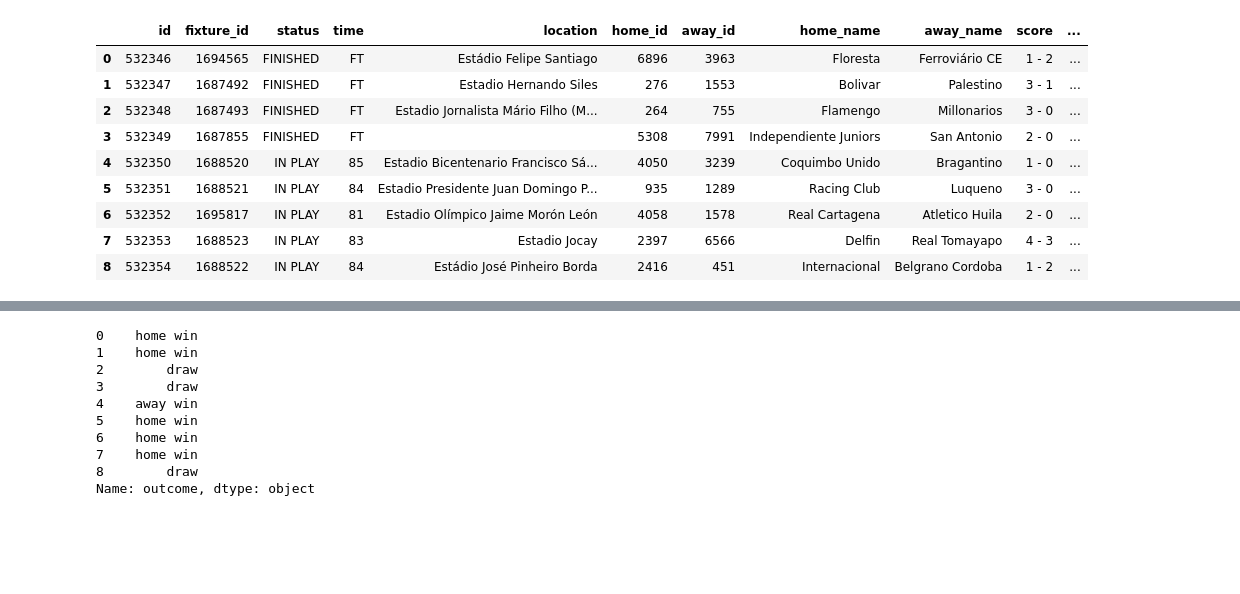
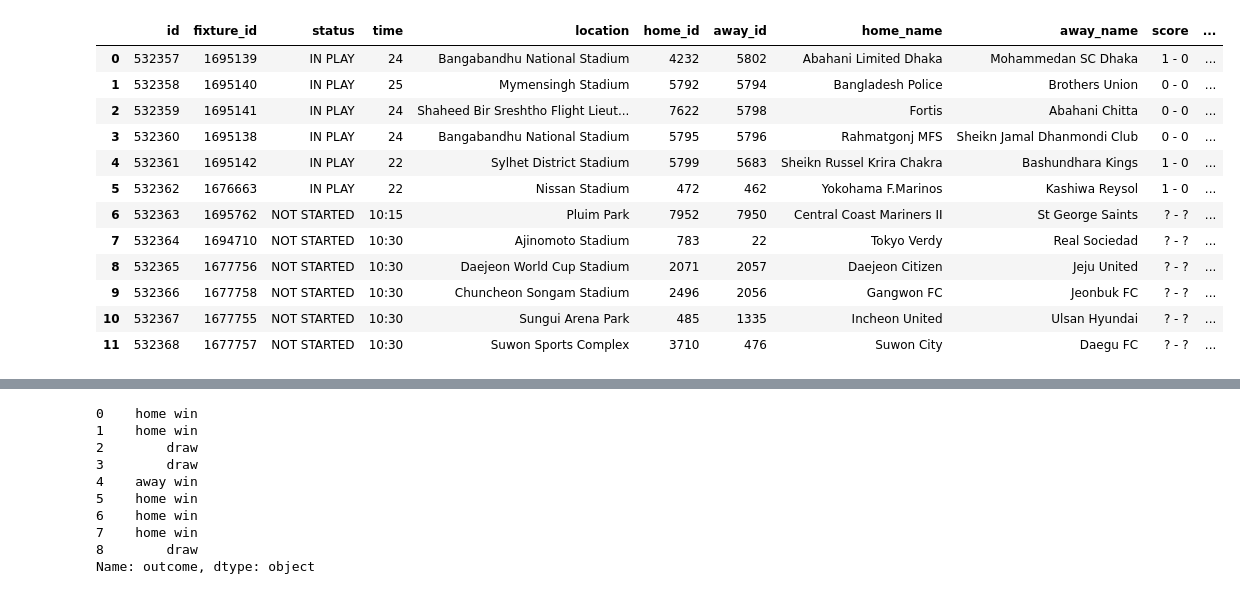
Before and after one commit to hoanghelloworld/match_football_prediction, a Jupyter notebook: dangdienra/dudoan.ipynb, the cells around one changed output, grey strips where cells are left out. Saved outputs shown, nothing was run; the diff lists cells and outputs as text; code cells hidden in the pictures; blank space fills up the shorter version.

```diff
--- a/dangdienra/dudoan.ipynb
+++ b/dangdienra/dudoan.ipynb
@@ -4,7 +4,7 @@ import json
 import pandas as pd
 import numpy as np
 # Make the request to the API
-req = urllib.request.Request('https://livescore-api.com/api-client/matches/live.json?&key=h5v5oR8HzTPeQ41G&secret=3I0FK43hPoL81itjoZoMRxuqqjEgoGXr')
+req = urllib.request.Request('https://livescore-api.com/api-client/matches/live.json?&key=EK1eku7elS97TWeu&secret=Mftt1BgcE8KJzGLdqMsLhz0CsaKl6YPT')
 response = urllib.request.urlopen(req)
 # Read the response and convert it from JSON to a Python dictionary
 data = json.loads(response.read())
@@ -46,42 +46,45 @@ row_data = []
 
 for index, row in dframe.iterrows():
     team1_id = row['home_id']
     team2_id = row['away_id']
 
     # Fetch data from the API
     df = fetch_head2head_data(team1_id, team2_id)
 
     # Extract and normalize the data
     team1_overall_form = df['data'].iloc[0]
     team1_h2h_form = df['data'].iloc[0]
     team2_overall_form = df['data'].iloc[1]
     team2_h2h_form = df['data'].iloc[1]
 
     # Normalize the data
     team1_overall_form = pd.json_normalize(team1_overall_form)
     team1_h2h_form = pd.json_normalize(team1_h2h_form)
     team2_overall_form = pd.json_normalize(team2_overall_form)
     team2_h2h_form = pd.json_normalize(team2_h2h_form)
 
     # Update the original DataFrame
     dframe.at[index, 'team1.overall_form'] = team1_overall_form['overall_form'].iloc[0]
     dframe.at[index, 'team1.h2h_form'] = team1_h2h_form['h2h_form'].iloc[0]
     dframe.at[index, 'team2.overall_form'] = team2_overall_form['overall_form'].iloc[0]
     dframe.at[index, 'team2.h2h_form'] = team2_h2h_form['h2h_form'].iloc[0]
 
 # Display the updated DataFrame
 dframe
 # %% [output]
 |  | id | fixture_id | status | time | location | home_id | away_id | home_name | away_name | score | ... |
-| 0 | 532346 | 1694565 | FINISHED | FT | Estádio Felipe Santiago | 6896 | 3963 | Floresta | Ferroviário CE | 1 - 2 | ... |
-| 1 | 532347 | 1687492 | FINISHED | FT | Estadio Hernando Siles | 276 | 1553 | Bolivar | Palestino | 3 - 1 | ... |
-| 2 | 532348 | 1687493 | FINISHED | FT | Estadio Jornalista Mário Filho (M... | 264 | 755 | Flamengo | Millonarios | 3 - 0 | ... |
-| 3 | 532349 | 1687855 | FINISHED | FT |  | 5308 | 7991 | Independiente Juniors | San Antonio | 2 - 0 | ... |
-| 4 | 532350 | 1688520 | IN PLAY | 85 | Estadio Bicentenario Francisco Sá... | 4050 | 3239 | Coquimbo Unido | Bragantino | 1 - 0 | ... |
-| 5 | 532351 | 1688521 | IN PLAY | 84 | Estadio Presidente Juan Domingo P... | 935 | 1289 | Racing Club | Luqueno | 3 - 0 | ... |
-| 6 | 532352 | 1695817 | IN PLAY | 81 | Estadio Olímpico Jaime Morón León | 4058 | 1578 | Real Cartagena | Atletico Huila | 2 - 0 | ... |
-| 7 | 532353 | 1688523 | IN PLAY | 83 | Estadio Jocay | 2397 | 6566 | Delfin | Real Tomayapo | 4 - 3 | ... |
-| 8 | 532354 | 1688522 | IN PLAY | 84 | Estádio José Pinheiro Borda | 2416 | 451 | Internacional | Belgrano Cordoba | 1 - 2 | ... |
+| 0 | 532357 | 1695139 | IN PLAY | 24 | Bangabandhu National Stadium | 4232 | 5802 | Abahani Limited Dhaka | Mohammedan SC Dhaka | 1 - 0 | ... |
+| 1 | 532358 | 1695140 | IN PLAY | 25 | Mymensingh Stadium | 5792 | 5794 | Bangladesh Police | Brothers Union | 0 - 0 | ... |
+| 2 | 532359 | 1695141 | IN PLAY | 24 | Shaheed Bir Sreshtho Flight Lieut... | 7622 | 5798 | Fortis | Abahani Chitta | 0 - 0 | ... |
+| 3 | 532360 | 1695138 | IN PLAY | 24 | Bangabandhu National Stadium | 5795 | 5796 | Rahmatgonj MFS | Sheikn Jamal Dhanmondi Club | 0 - 0 | ... |
+| 4 | 532361 | 1695142 | IN PLAY | 22 | Sylhet District Stadium | 5799 | 5683 | Sheikn Russel Krira Chakra | Bashundhara Kings | 1 - 0 | ... |
+| 5 | 532362 | 1676663 | IN PLAY | 22 | Nissan Stadium | 472 | 462 | Yokohama F.Marinos | Kashiwa Reysol | 1 - 0 | ... |
+| 6 | 532363 | 1695762 | NOT STARTED | 10:15 | Pluim Park | 7952 | 7950 | Central Coast Mariners II | St George Saints | ? - ? | ... |
+| 7 | 532364 | 1694710 | NOT STARTED | 10:30 | Ajinomoto Stadium | 783 | 22 | Tokyo Verdy | Real Sociedad | ? - ? | ... |
+| 8 | 532365 | 1677756 | NOT STARTED | 10:30 | Daejeon World Cup Stadium | 2071 | 2057 | Daejeon Citizen | Jeju United | ? - ? | ... |
+| 9 | 532366 | 1677758 | NOT STARTED | 10:30 | Chuncheon Songam Stadium | 2496 | 2056 | Gangwon FC | Jeonbuk FC | ? - ? | ... |
+| 10 | 532367 | 1677755 | NOT STARTED | 10:30 | Sungui Arena Park | 485 | 1335 | Incheon United | Ulsan Hyundai | ? - ? | ... |
+| 11 | 532368 | 1677757 | NOT STARTED | 10:30 | Suwon Sports Complex | 3710 | 476 | Suwon City | Daegu FC | ? - ? | ... |
 # %%
 import urllib.request
 import json
```
Also changed, not shown: parts of 4 cells of this notebook, 4 other files.
